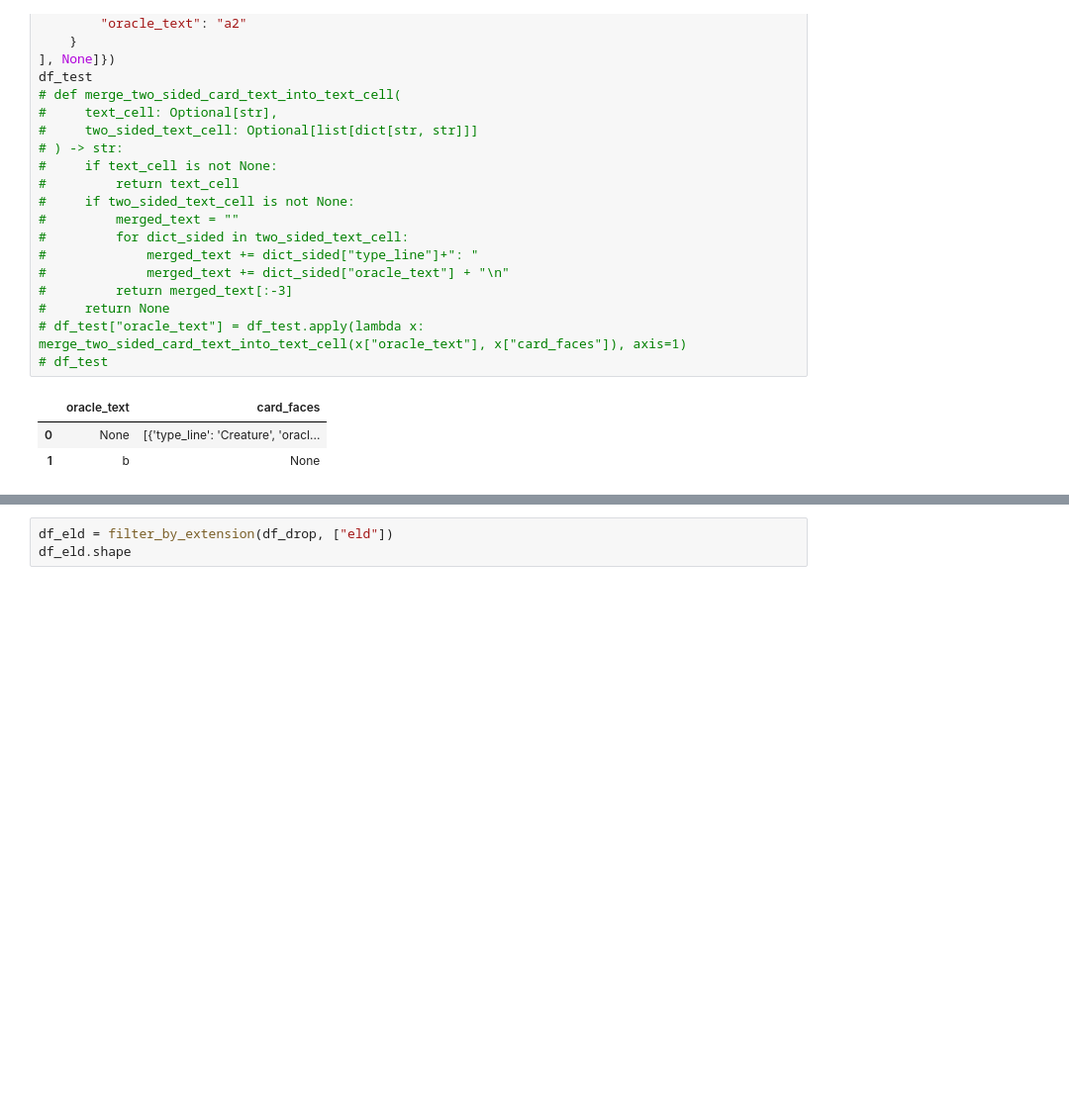
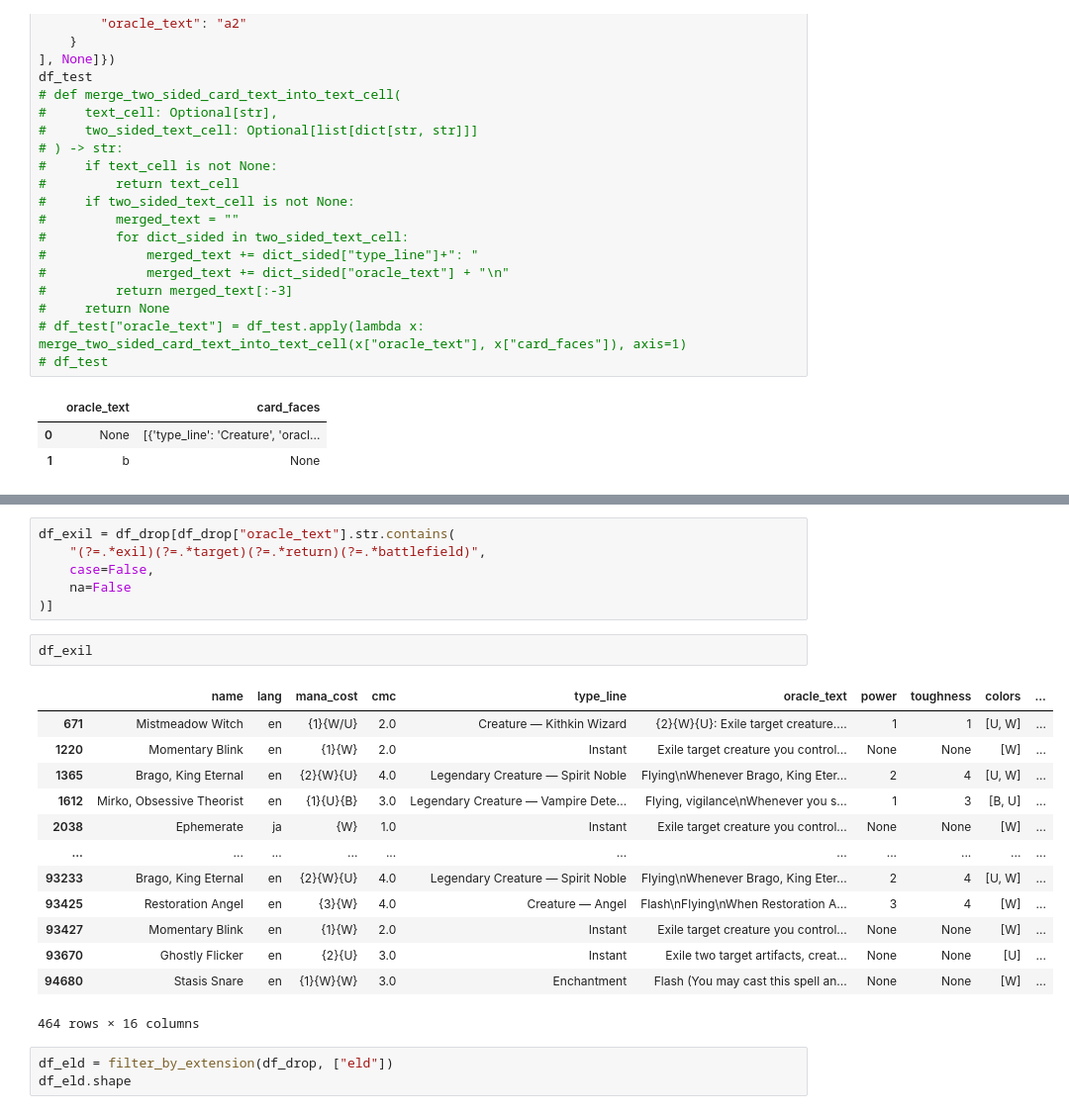
Before and after one commit to GDelvoye/mtg-cube, a Jupyter notebook: back/notebook/explore.ipynb, the cells around one changed output, grey strips where cells are left out. Shown: that part at 99% size. Drawn from its saved outputs; the diff is of its cells as text; blank space fills up the shorter version.

```diff
--- a/back/notebook/explore.ipynb
+++ b/back/notebook/explore.ipynb
@@ -72,3 +641,25 @@ df_test
+# %%
+df_exil = df_drop[df_drop["oracle_text"].str.contains(
+    "(?=.*exil)(?=.*target)(?=.*return)(?=.*battlefield)",
+    case=False,
+    na=False
+)]
+# %%
+df_exil
+# %% [output]
+|  | name | lang | mana_cost | cmc | type_line | oracle_text | power | toughness | colors | ... |
+| 671 | Mistmeadow Witch | en | {1}{W/U} | 2.0 | Creature — Kithkin Wizard | {2}{W}{U}: Exile target creature.... | 1 | 1 | [U, W] | ... |
+| 1220 | Momentary Blink | en | {1}{W} | 2.0 | Instant | Exile target creature you control... | None | None | [W] | ... |
+| 1365 | Brago, King Eternal | en | {2}{W}{U} | 4.0 | Legendary Creature — Spirit Noble | Flying\nWhenever Brago, King Eter... | 2 | 4 | [U, W] | ... |
+| 1612 | Mirko, Obsessive Theorist | en | {1}{U}{B} | 3.0 | Legendary Creature — Vampire Dete... | Flying, vigilance\nWhenever you s... | 1 | 3 | [B, U] | ... |
+| 2038 | Ephemerate | ja | {W} | 1.0 | Instant | Exile target creature you control... | None | None | [W] | ... |
+| ... | ... | ... | ... | ... | ... | ... | ... | ... | ... | ... |
+| 93233 | Brago, King Eternal | en | {2}{W}{U} | 4.0 | Legendary Creature — Spirit Noble | Flying\nWhenever Brago, King Eter... | 2 | 4 | [U, W] | ... |
+| 93425 | Restoration Angel | en | {3}{W} | 4.0 | Creature — Angel | Flash\nFlying\nWhen Restoration A... | 3 | 4 | [W] | ... |
+| 93427 | Momentary Blink | en | {1}{W} | 2.0 | Instant | Exile target creature you control... | None | None | [W] | ... |
+| 93670 | Ghostly Flicker | en | {2}{U} | 3.0 | Instant | Exile two target artifacts, creat... | None | None | [U] | ... |
+| 94680 | Stasis Snare | en | {1}{W}{W} | 3.0 | Enchantment | Flash (You may cast this spell an... | None | None | [W] | ... |
+464 rows × 16 columns
 # %%
 df_eld = filter_by_extension(df_drop, ["eld"])
 df_eld.shape
```
Also changed, not shown: parts of 13 cells of this notebook, 1 other file.
